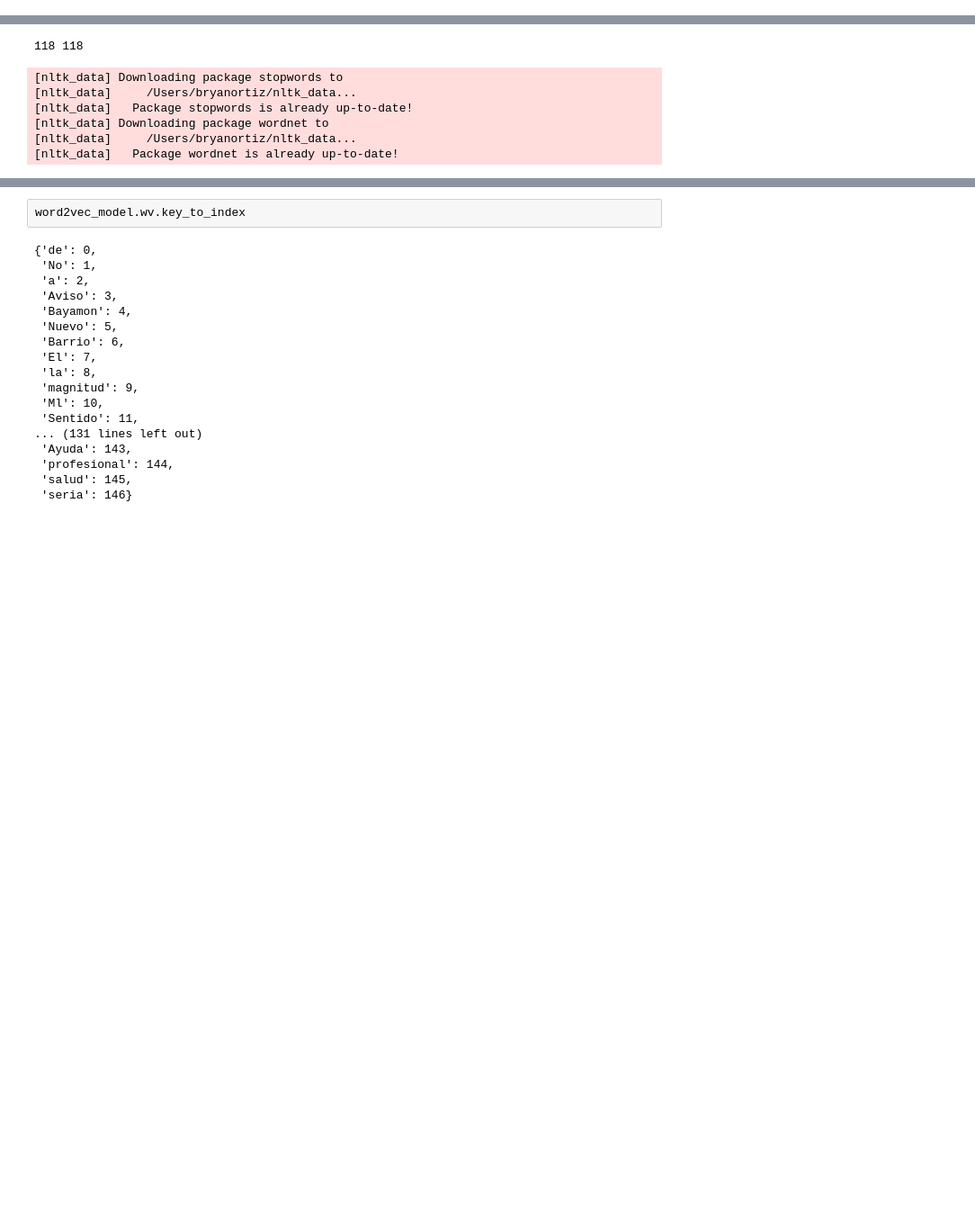
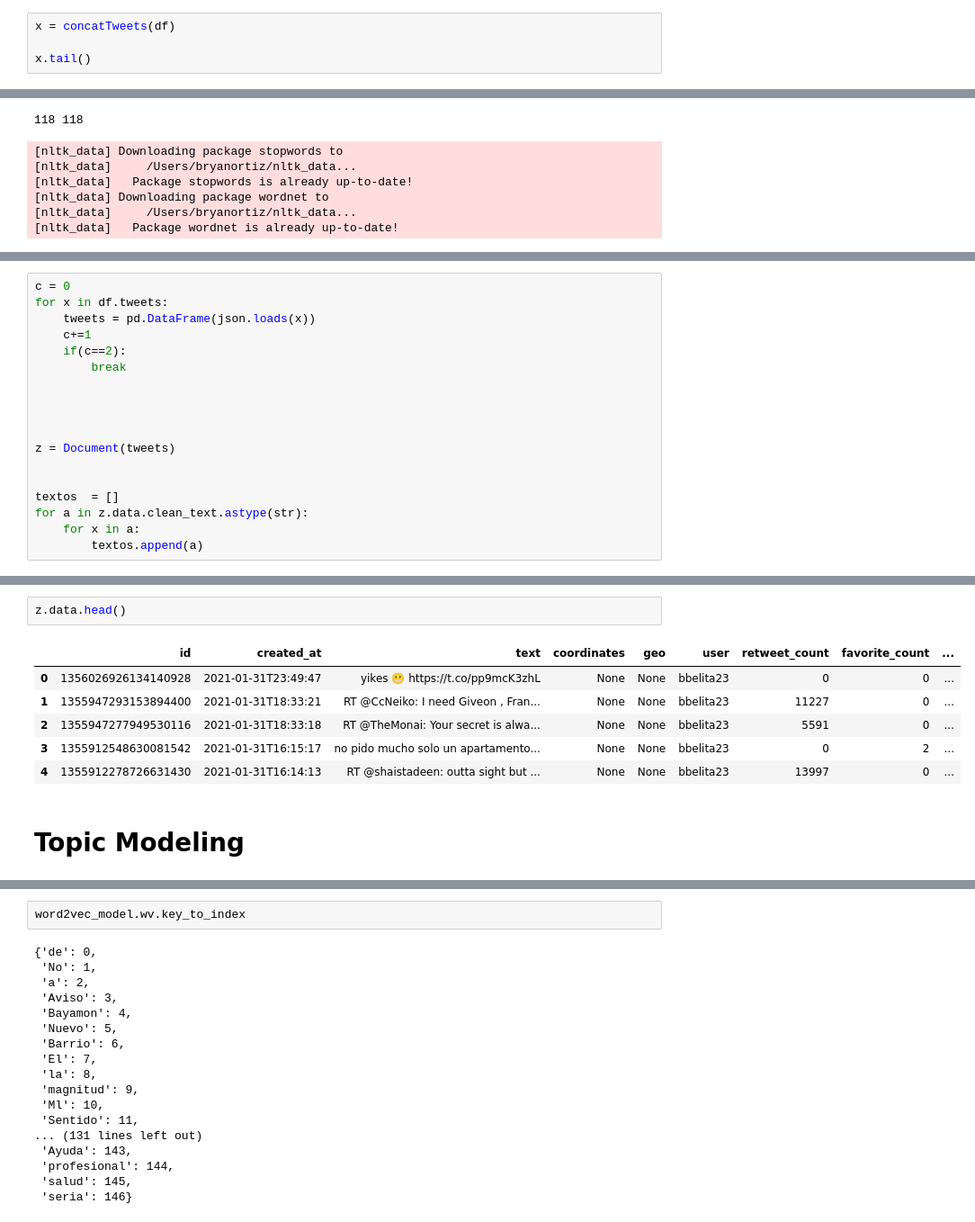
Before and after one commit to adeldelvalle/Social-Network-Analysis, a Jupyter notebook: Preprocessing.ipynb, the cells around one changed output, grey strips where cells are left out. Shown at 90% size. Cells and saved outputs as stored; diff of their text form; blank space fills up the shorter version.

```diff
--- a/Preprocessing.ipynb
+++ b/Preprocessing.ipynb
@@ -87,0 +241,4 @@ tweets.head()
+# %%
+x = concatTweets(df)
+
+x.tail()
@@ -327,0 +338,18 @@ KeyError: 'Van'
+# %%
+c = 0
+for x in df.tweets:
+    tweets = pd.DataFrame(json.loads(x))
+    c+=1
+    if(c==2):
+        break
+
+
+
+
+z = Document(tweets)
+
+
+textos  = []
+for a in z.data.clean_text.astype(str):
+    for x in a:
+        textos.append(a)
@@ -327,0 +374,11 @@ KeyError: 'Van'
+# %%
+z.data.head()
+# %% [output]
+|  | id | created_at | text | coordinates | geo | user | retweet_count | favorite_count | ... |
+| 0 | 1356026926134140928 | 2021-01-31T23:49:47 | yikes 😬 https://t.co/pp9mcK3zhL | None | None | bbelita23 | 0 | 0 | ... |
+| 1 | 1355947293153894400 | 2021-01-31T18:33:21 | RT @CcNeiko: I need Giveon , Fran... | None | None | bbelita23 | 11227 | 0 | ... |
+| 2 | 1355947277949530116 | 2021-01-31T18:33:18 | RT @TheMonai: Your secret is alwa... | None | None | bbelita23 | 5591 | 0 | ... |
+| 3 | 1355912548630081542 | 2021-01-31T16:15:17 | no pido mucho solo un apartamento... | None | None | bbelita23 | 0 | 2 | ... |
+| 4 | 1355912278726631430 | 2021-01-31T16:14:13 | RT @shaistadeen: outta sight but ... | None | None | bbelita23 | 13997 | 0 | ... |
+# %% [markdown]
+# Topic Modeling
```
Also changed, not shown: parts of 37 cells of this notebook, 1 other file.
